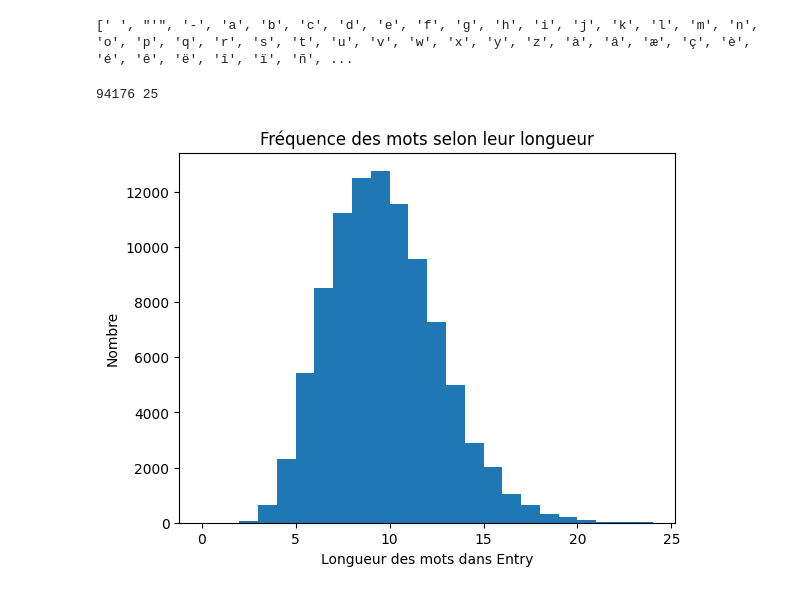
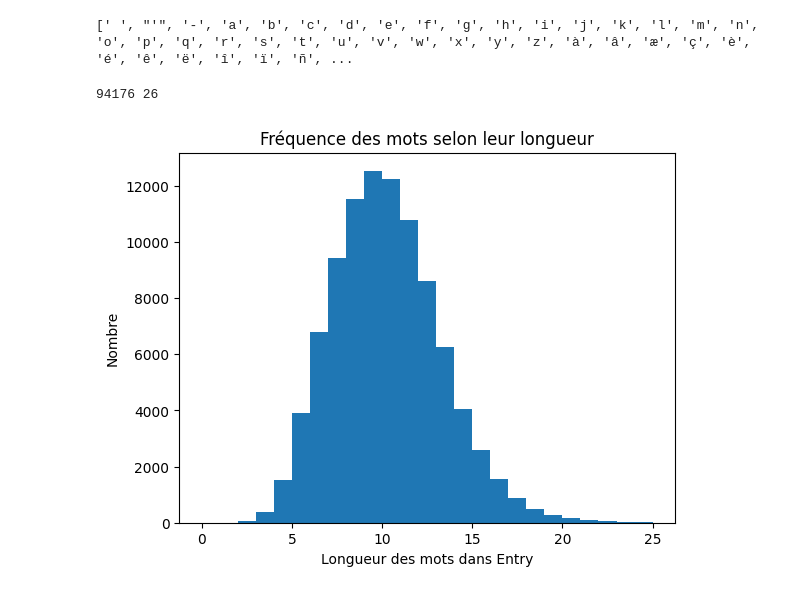
Before and after one commit to Fran-6/NLP_Genrage, a Jupyter notebook: le-DM/scripts.ipynb, the cells around one changed output. Saved outputs shown, nothing was run; the diff lists cells and outputs as text; code cells hidden in the pictures.

```diff
--- a/le-DM/scripts.ipynb
+++ b/le-DM/scripts.ipynb
@@ -358,17 +358,17 @@ Entry chars:
 # %%
 # traçer un histogramme de la longueur des mots dans Entry
 
-serie = df["Lemme"]
+serie = df["Entry"]
 print(serie.str.len().count(), serie.str.len().max())
 # We can set the number of bins with the *bins* keyword argument.
 plt.hist(serie.str.len(), bins=range(serie.str.len().max()))
 
 # Ajouter des titres et des étiquettes
 plt.title('Fréquence des mots selon leur longueur')
 plt.xlabel('Longueur des mots dans Entry')
 plt.ylabel('Nombre')
 
 plt.show()
 # %% [output]
-94176 25
+94176 26
-[figure, old version]
+[figure, new version]
```
Also changed, not shown: 1 other file.
